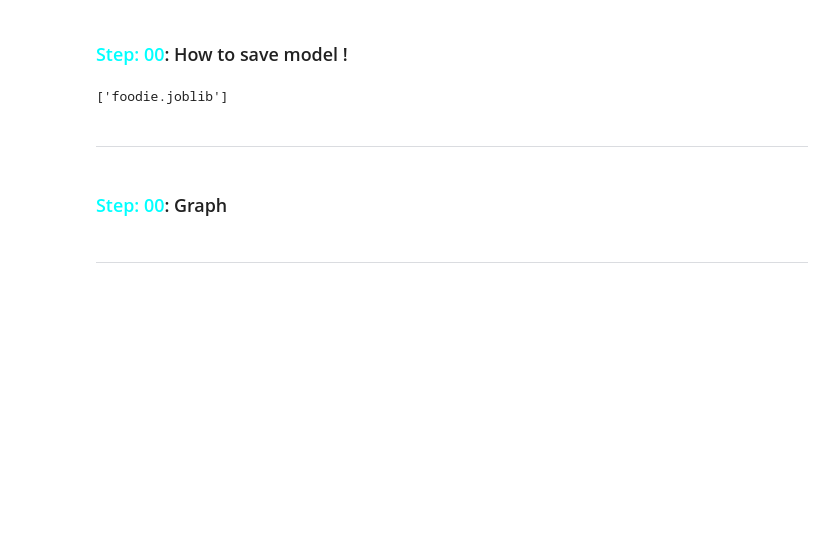
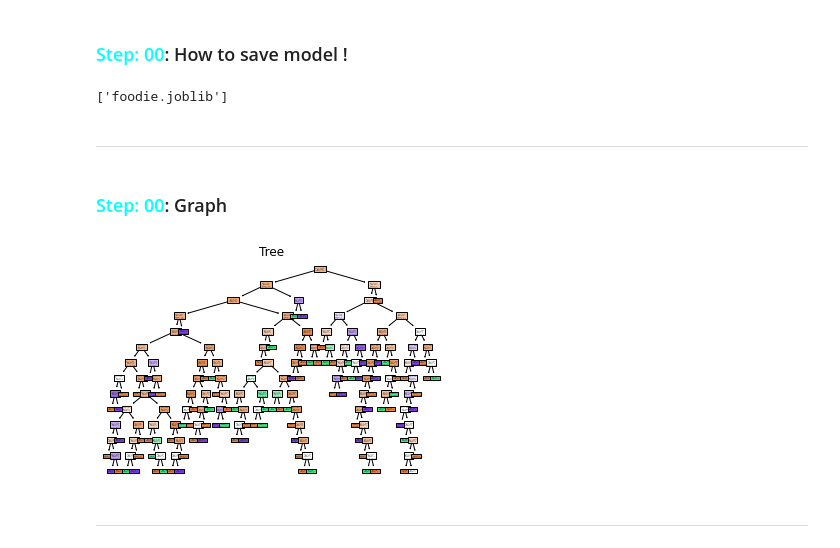
Before and after one commit to fahadwazirali915/DataScience_with_FAHAD, a Jupyter notebook: Machine Learning/models/Decision-Tree_Classifier/decision_tree_classifier.ipynb, the cells around one changed output. Saved outputs shown, nothing was run; the diff lists cells and outputs as text; code cells hidden in the pictures; blank space fills up the shorter version.

```diff
--- a/Machine Learning/models/Decision-Tree_Classifier/decision_tree_classifier.ipynb
+++ b/Machine Learning/models/Decision-Tree_Classifier/decision_tree_classifier.ipynb
@@ -110,14 +110,15 @@ jb.dump(model, 'foodie.joblib')
 ### <span style="color:cyan">Step: 00</span>: Graph
 # %%
 # graph
-from sklearn import tree
+from sklearn.tree import plot_tree
 from sklearn.tree import DecisionTreeClassifier
+import matplotlib.pyplot as plt
 
 model1 = DecisionTreeClassifier().fit(X,y)
-tree.export_graphviz(model1, out_file= "foodie.dot",
-                     feature_names= ['age', 'height', 'weight', 'gender'],
-                    #   class_names= sorted(y.unique()),
-                     label='all',
-                     rounded=True, filled=True)
+plot_tree(model1, filled=True)
+plt.title("Tree")
+plt.show()
+# %% [output]
+[figure, added]
 # %% [markdown]
 ***
```
Also changed, not shown: parts of 1 cell of this notebook, 8 other files.
